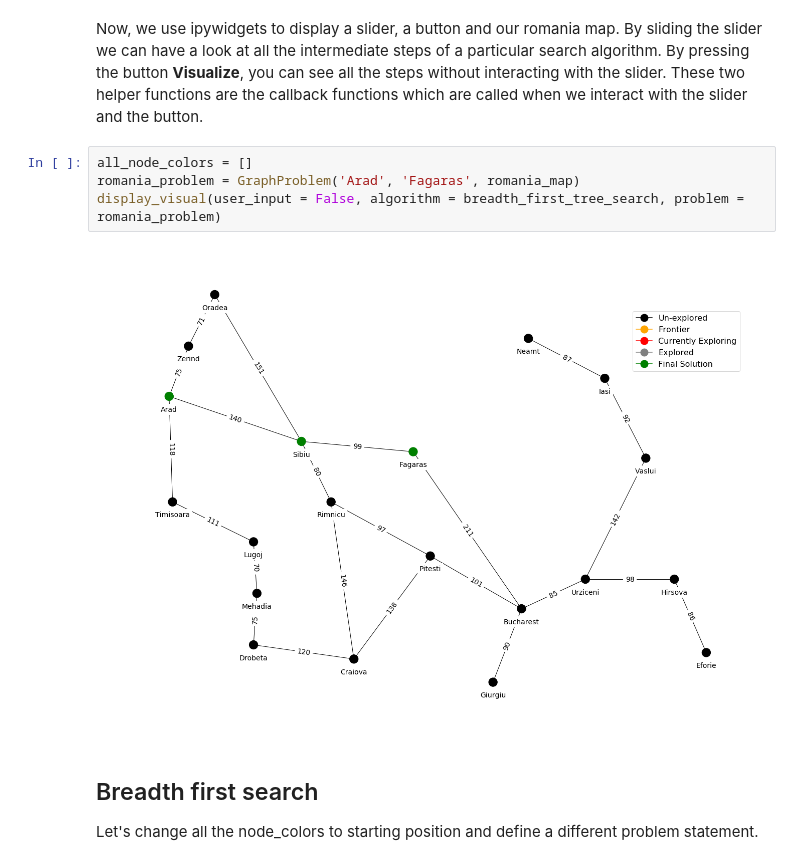
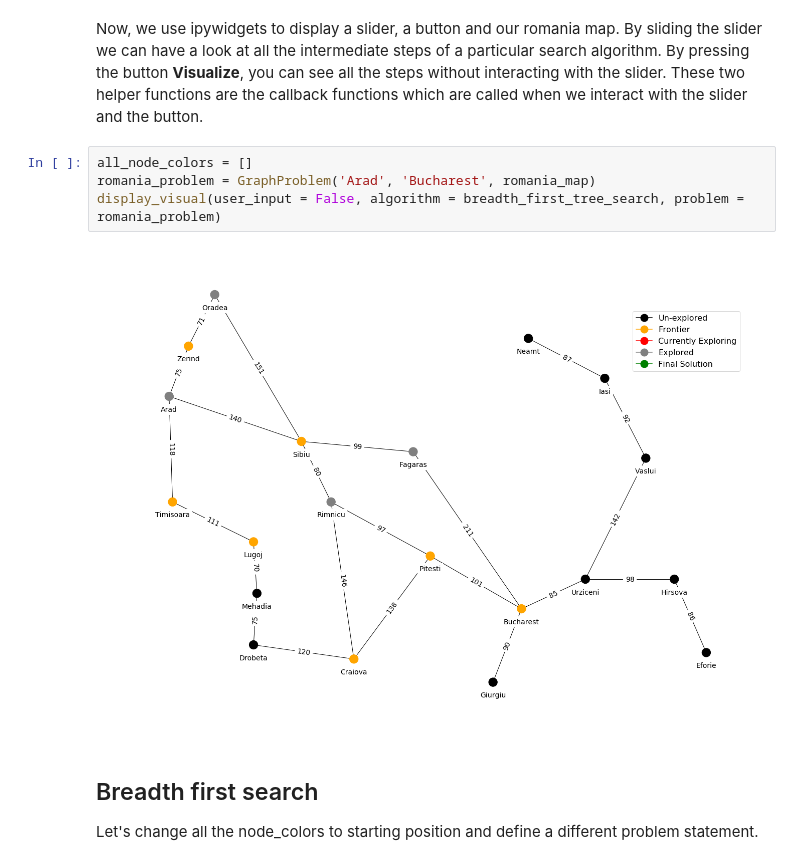
Before and after one commit to QuantumPhy/Python-projects, a Jupyter notebook: aima-python-master/search.ipynb, the cells around one changed output. Saved outputs shown, nothing was run; the diff lists cells and outputs as text.

```diff
--- a/aima-python-master/search.ipynb
+++ b/aima-python-master/search.ipynb
@@ -373,10 +373,10 @@ def breadth_first_tree_search(problem):
 Now, we use ipywidgets to display a slider, a button and our romania map. By sliding the slider we can have a look at all the intermediate steps of a particular search algorithm. By pressing the button **Visualize**, you can see all the steps without interacting with the slider. These two helper functions are the callback functions which are called when we interact with the slider and the button.
 # %%
 all_node_colors = []
-romania_problem = GraphProblem('Arad', 'Fagaras', romania_map)
+romania_problem = GraphProblem('Arad', 'Bucharest', romania_map)
 display_visual(user_input = False, algorithm = breadth_first_tree_search, problem = romania_problem)
 # %% [output]
-[figure, old version]
+[figure, new version]
 # %% [markdown]
 ## Breadth first search
 
```
Also changed, not shown: parts of 3 cells of this notebook, 1 other file.
